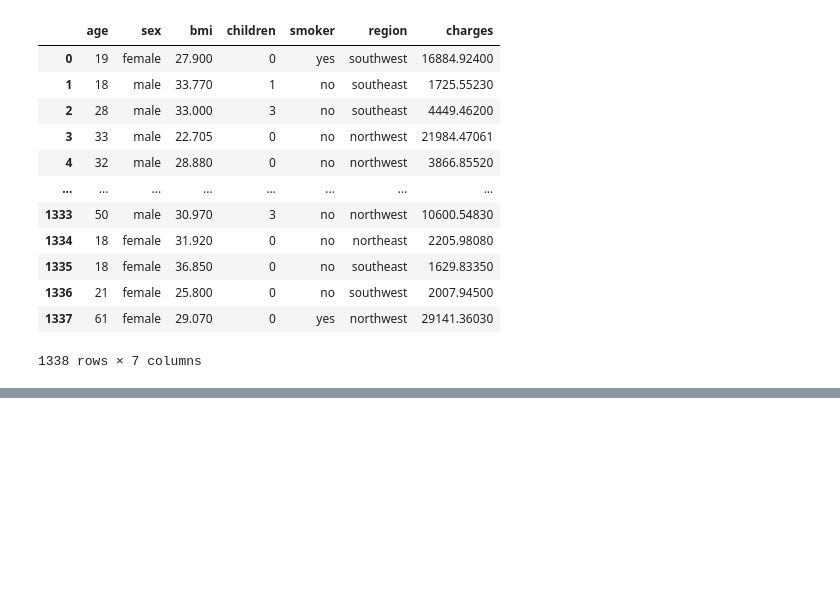
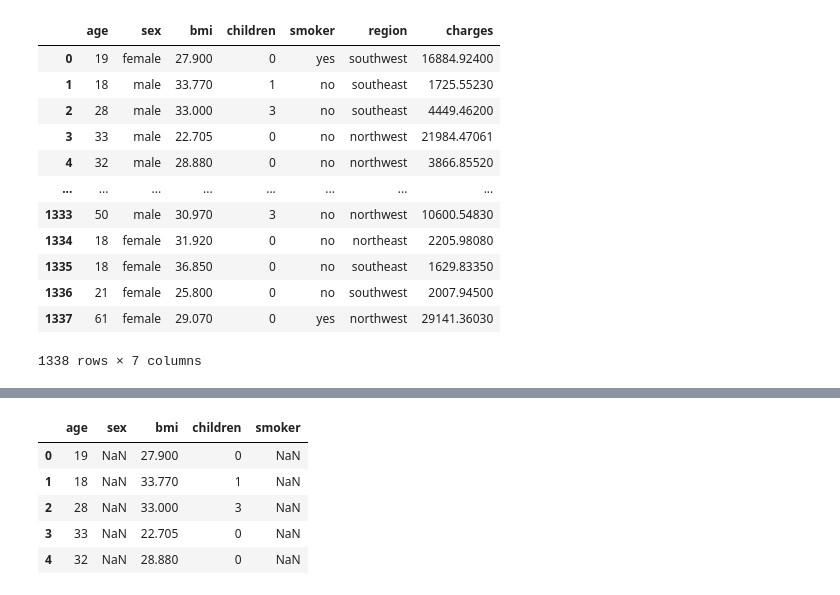
Before and after one commit to theabdullah05-web/PRIME-Classes, a Jupyter notebook: Linear Regression/linear_regression.ipynb, the cells around one changed output, grey strips where cells are left out. Drawn from its saved outputs; the diff is of its cells as text; code cells hidden in the pictures; blank space fills up the shorter version.

```diff
--- a/Linear Regression/linear_regression.ipynb
+++ b/Linear Regression/linear_regression.ipynb
@@ -22,0 +26,15 @@ sns.scatterplot(x=insurance_data["bmi"],y=insurance_data["charges"])
+# %%
+X=insurance_data.drop(columns=["charges","region"])
+y=insurance_data["charges"]
+# %%
+X["sex"] = X["sex"].map({"female": 1, "male": 0})
+X["smoker"]=X["smoker"].map({"yes":1,"no":0})
+# %%
+X.head()
+# %% [output]
+|  | age | sex | bmi | children | smoker |
+| 0 | 19 | NaN | 27.900 | 0 | NaN |
+| 1 | 18 | NaN | 33.770 | 1 | NaN |
+| 2 | 28 | NaN | 33.000 | 3 | NaN |
+| 3 | 33 | NaN | 22.705 | 0 | NaN |
+| 4 | 32 | NaN | 28.880 | 0 | NaN |
```
Also changed, not shown: parts of 1 cell of this notebook.
